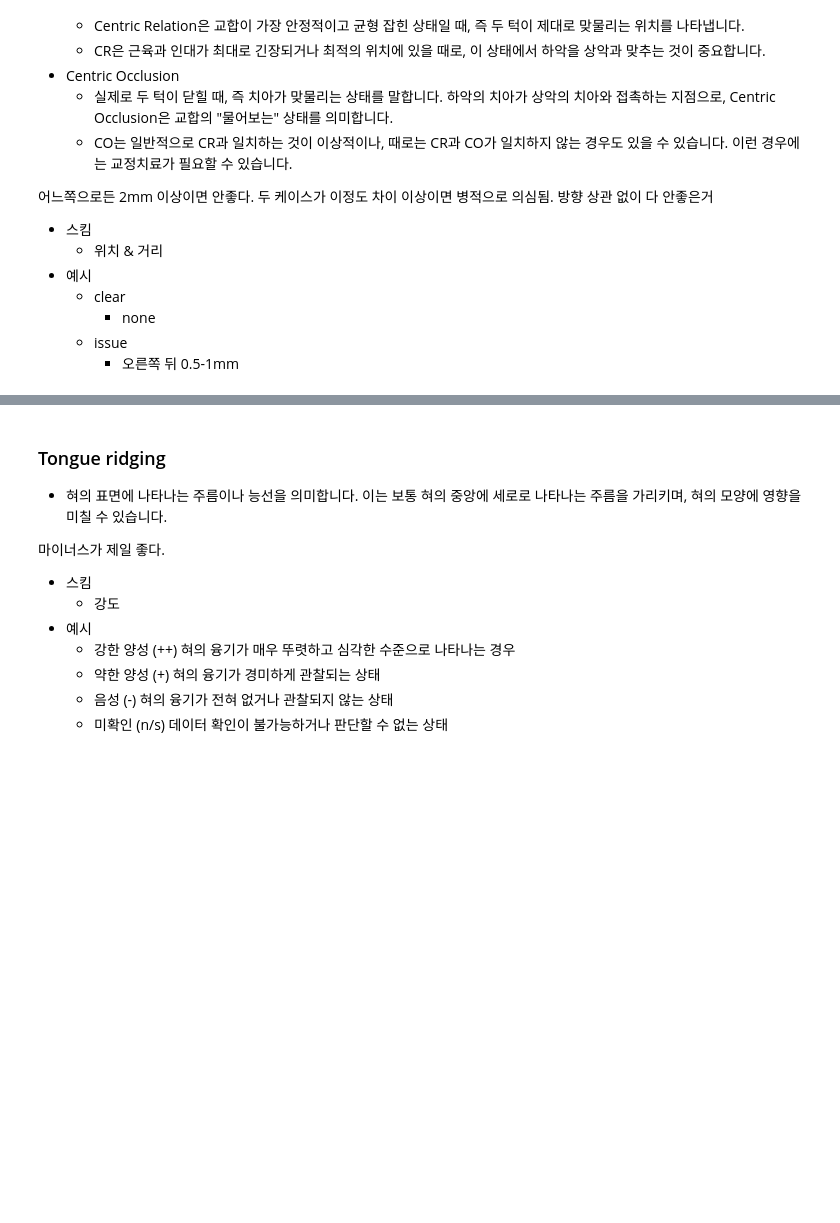
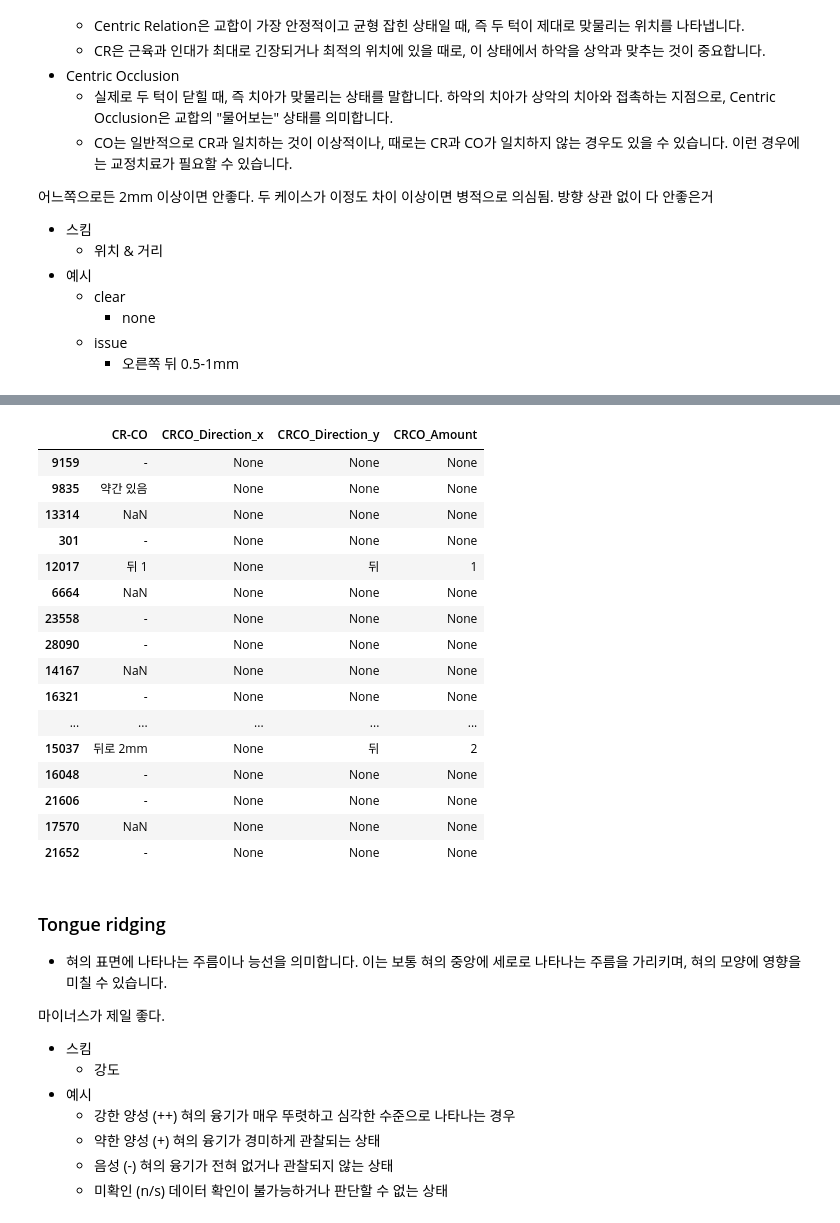
Before and after one commit to skadudd/prj_centum, a Jupyter notebook: numeric_parse/data_cleansing.ipynb, the cells around one changed output, grey strips where cells are left out. Saved outputs shown, nothing was run; the diff lists cells and outputs as text; code cells hidden in the pictures; blank space fills up the shorter version.

```diff
--- a/numeric_parse/data_cleansing.ipynb
+++ b/numeric_parse/data_cleansing.ipynb
@@ -1196,14 +1190,15 @@ def extract_jaw_deviation(df, column_name='Midline Shift'):
     column_name (str): 편향 정보가 담긴 열 이름
 
     Returns:
-    DataFrame: 'jaw', 'direction', 'amount' 열이 추가된 데이터프레임
+    DataFrame: 편향 정보가 추가된 데이터프레임
     """
     # 결과 데이터프레임 생성
     result_df = df.copy()
 
     # 새 열 초기화
     result_df['Midline_Shift_Jaw'] = None
-    result_df['Midline_Shift_Direction'] = None
+    result_df['Midline_Shift_Direction_x'] = None  # 좌우 방향
+    result_df['Midline_Shift_Direction_y'] = None  # 앞뒤 방향
     result_df['Midline_Shift_Amount'] = None
 
     # 각 행별로 처리
@@ -1222,9 +1217,13 @@ def extract_jaw_deviation(df, column_name='Midline Shift'):
         jaw_pattern = r'(상악|하악|상|하|Mn)'
         jaw_match = re.search(jaw_pattern, text, re.IGNORECASE)
 
-        # "왼쪽" 또는 "오른쪽" 추출
-        direction_pattern = r'(왼쪽|오른쪽|왼|오|오른|Lt|RT|우측|뒤|앞)'
-        direction_match = re.search(direction_pattern, text, re.IGNORECASE)
+        # x축(좌우) 방향 추출
+        x_direction_pattern = r'(왼쪽|오른쪽|왼|오|오른|Lt|RT|우측)'
+        x_direction_match = re.search(x_direction_pattern, text, re.IGNORECASE)
+
+        # y축(앞뒤) 방향 추출
+        y_direction_pattern = r'(뒤|앞)'
+        y_direction_match = re.search(y_direction_pattern, text, re.IGNORECASE)
 
         # 숫자(양) 추출
         amount_pattern = r'(\d+(?:\.\d+)?)'
@@ -1238,16 +1237,19 @@ def extract_jaw_deviation(df, column_name='Midline Shift'):
             elif jaw in ['하악', '하', '하.', 'mn']:
                 result_df.at[idx, 'Midline_Shift_Jaw'] = '하악'
 
-        if direction_match:
-            direction = direction_match.group(1).lower()
-            if direction in ['왼쪽', '왼', 'lt']:
-                result_df.at[idx, 'Midline_Shift_Direction'] = '왼쪽'
-            elif direction in ['오른쪽', '오른', '오', 'rt', '우측']:
-                result_df.at[idx, 'Midline_Shift_Direction'] = '오른쪽'
-            elif direction == '뒤':
-                result_df.at[idx, 'Midline_Shift_Direction'] = '뒤'
-            elif direction == '앞':
-                result_df.at[idx, 'Midline_Shift_Direction'] = '앞'
+        if x_direction_match:
+            x_direction = x_direction_match.group(1).lower()
+            if x_direction in ['왼쪽', '왼', 'lt']:
+                result_df.at[idx, 'Midline_Shift_Direction_x'] = '왼쪽'
+            elif x_direction in ['오른쪽', '오른', '오', 'rt', '우측']:
+                result_df.at[idx, 'Midline_Shift_Direction_x'] = '오른쪽'
+
+        if y_direction_match:
+            y_direction = y_direction_match.group(1).lower()
+            if y_direction == '뒤':
+                result_df.at[idx, 'Midline_Shift_Direction_y'] = '뒤'
+            elif y_direction == '앞':
+                result_df.at[idx, 'Midline_Shift_Direction_y'] = '앞'
 
         if amount_match:
             amount = float(amount_match.group(1))
@@ -1298,0 +1394,20 @@ Name: CR-CO, dtype: object
+# %%
+extract_crco_deviation(df).sample(20)[['CR-CO', 'CRCO_Direction_x', 'CRCO_Direction_y', 'CRCO_Amount']]
+# %% [output]
+|  | CR-CO | CRCO_Direction_x | CRCO_Direction_y | CRCO_Amount |
+| 9159 | - | None | None | None |
+| 9835 | 약간 있음 | None | None | None |
+| 13314 | NaN | None | None | None |
+| 301 | - | None | None | None |
+| 12017 | 뒤 1 | None | 뒤 | 1 |
+| 6664 | NaN | None | None | None |
+| 23558 | - | None | None | None |
+| 28090 | - | None | None | None |
+| 14167 | NaN | None | None | None |
+| 16321 | - | None | None | None |
+| ... | ... | ... | ... | ... |
+| 15037 | 뒤로 2mm | None | 뒤 | 2 |
+| 16048 | - | None | None | None |
+| 21606 | - | None | None | None |
+| 17570 | NaN | None | None | None |
+| 21652 | - | None | None | None |
```
Also changed, not shown: parts of 39 cells of this notebook.
